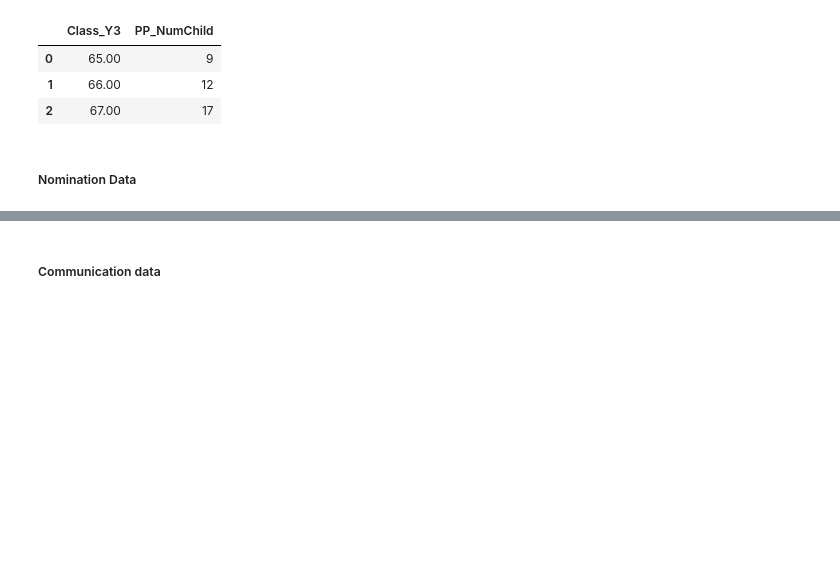
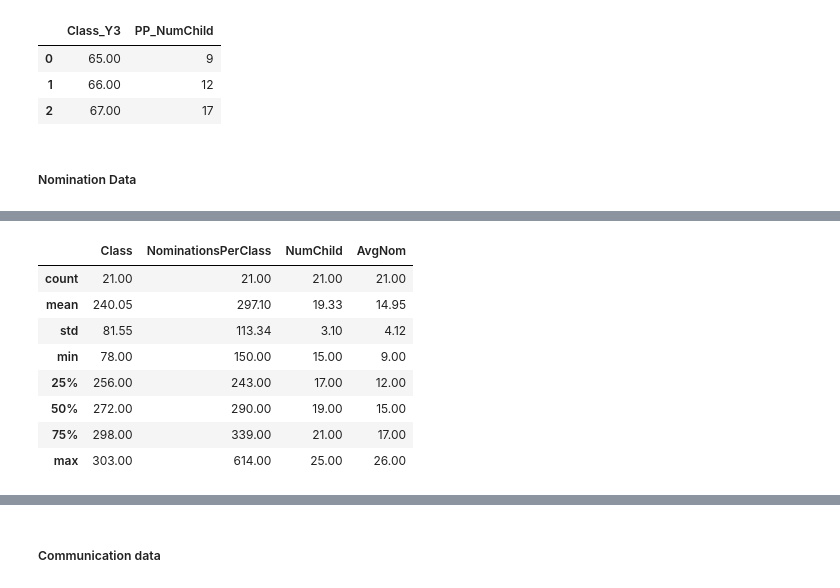
Before and after one commit to MovezNetwork/ABM-PA, a Jupyter notebook: notebooks/ICA_Analysis.ipynb, the cells around one changed output, grey strips where cells are left out. Drawn from its saved outputs; the diff is of its cells as text; code cells hidden in the pictures; blank space fills up the shorter version.

```diff
--- a/notebooks/ICA_Analysis.ipynb
+++ b/notebooks/ICA_Analysis.ipynb
@@ -323,0 +379,12 @@ df_number_nominations.groupby('Class')['NumNominations'].sum().reset_index(name=
+# %%
+df_nom_per_class.describe()
+# %% [output]
+|  | Class | NominationsPerClass | NumChild | AvgNom |
+| count | 21.00 | 21.00 | 21.00 | 21.00 |
+| mean | 240.05 | 297.10 | 19.33 | 14.95 |
+| std | 81.55 | 113.34 | 3.10 | 4.12 |
+| min | 78.00 | 150.00 | 15.00 | 9.00 |
+| 25% | 256.00 | 243.00 | 17.00 | 12.00 |
+| 50% | 272.00 | 290.00 | 19.00 | 15.00 |
+| 75% | 298.00 | 339.00 | 21.00 | 17.00 |
+| max | 303.00 | 614.00 | 25.00 | 26.00 |
```
Also changed, not shown: parts of 9 cells of this notebook, 4 other files.
